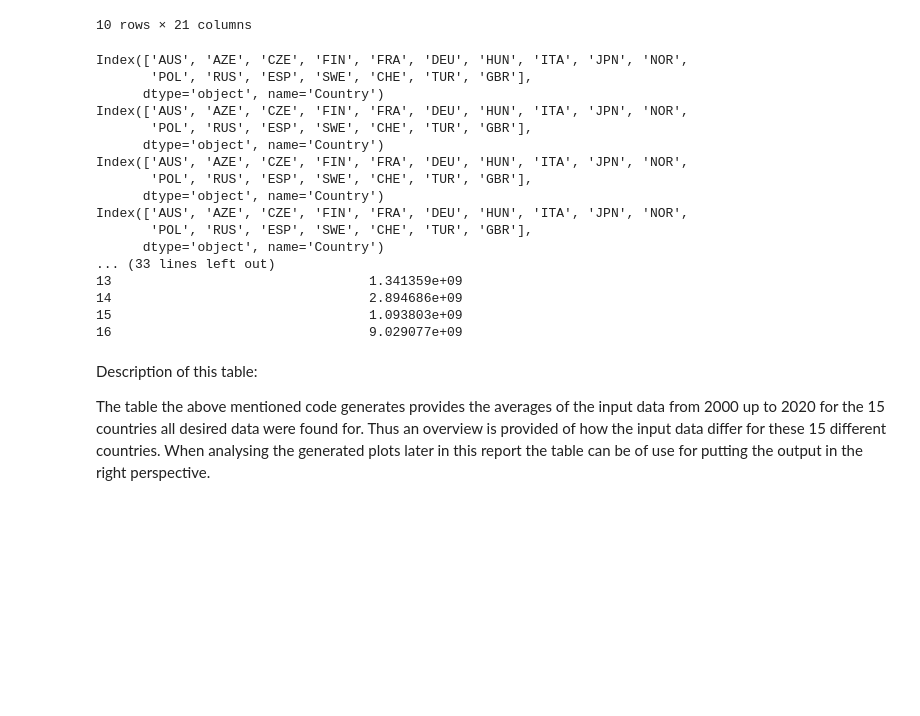
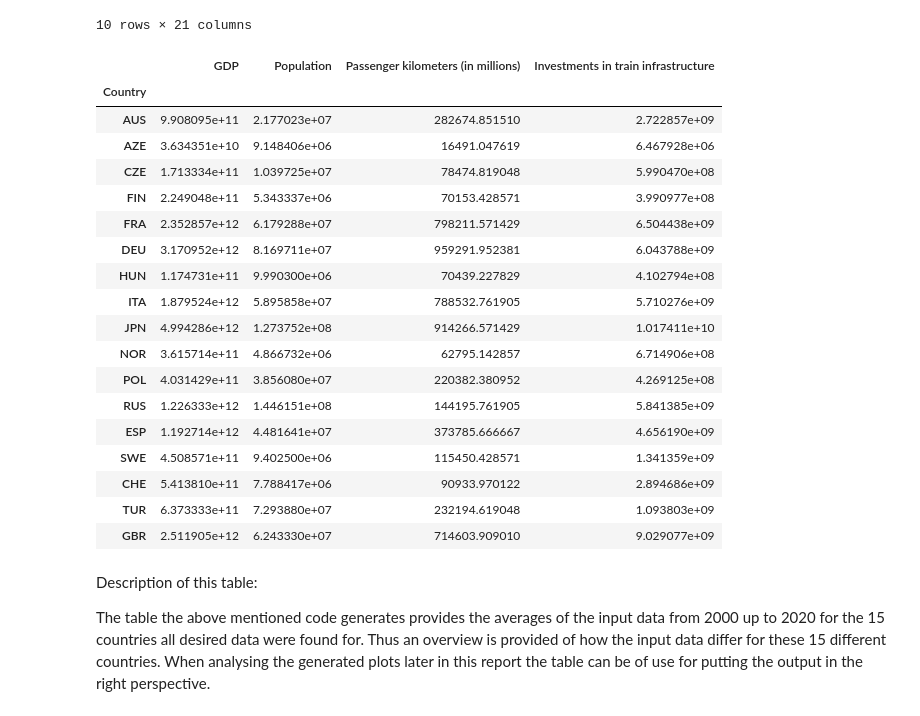
Before and after one commit to SmBuismn/Group_21_Python_project, a Jupyter notebook: project_template.ipynb, the cells around one changed output. Drawn from its saved outputs; the diff is of its cells as text; code cells hidden in the pictures; blank space fills up the shorter version.

```diff
--- a/project_template.ipynb
+++ b/project_template.ipynb
@@ -82,7 +81,6 @@ num_of_columns = gdp_data.shape[1]
 gdp_growth_data = pd.DataFrame(columns=gdp_data.columns)
 passenger_data = pd.DataFrame(columns=gdp_data.columns)
 infrastructure_train_data = pd.DataFrame(columns=gdp_data.columns)
-infrastructure_road_data = pd.DataFrame(columns=gdp_data.columns)
 population_data = pd.DataFrame(columns=gdp_data.columns)
 
 # Initialize dataframe
@@ -90,7 +88,6 @@ for i in range(num_of_countries):
     gdp_growth_data.loc[i] = ['..' for _ in range(num_of_columns)]
     passenger_data.loc[i] = ['..' for _ in range(num_of_columns)]
     infrastructure_train_data.loc[i] = ['..' for _ in range(num_of_columns)]
-    infrastructure_road_data.loc[i] = ['..' for _ in range(num_of_columns)]
     population_data.loc[i] = ['..' for _ in range(num_of_columns)]
 
 # Every row corresponds to data of a country
@@ -98,7 +95,6 @@ for i in range(num_of_countries):
     gdp_growth_data.loc[i, "Country"] = gdp_data.loc[i, "Country"]
     passenger_data.loc[i, "Country"] = gdp_data.loc[i, "Country"]
     infrastructure_train_data.loc[i, "Country"] = gdp_data.loc[i, "Country"]
-    infrastructure_road_data.loc[i, "Country"] = gdp_data.loc[i, "Country"]
     population_data.loc[i, "Country"] = gdp_data.loc[i, "Country"]
 
 # Fill dataframes with values if they exist
@@ -124,15 +120,6 @@ for country in gdp_data["Country"]:
                 infrastructure_train_data.loc[country_index,year] = prepare_infrastructure_train_data["Value"].iloc[prepare_infrastructure_train_data.loc[(prepare_infrastructure_train_data["LOCATION"] == country) &
                                         (prepare_infrastructure_train_data["TIME"] == int(year))].index[0]]
 
-        if ((prepare_infrastructure_road_data["LOCATION"] == country) &
-                                      (prepare_infrastructure_road_data["TIME"] == int(year))).any():
-            if np.isnan(prepare_infrastructure_road_data["Value"].iloc[prepare_infrastructure_road_data.loc[(prepare_infrastructure_road_data["LOCATION"] == country) &
-                                      (prepare_infrastructure_road_data["TIME"] == int(year))].index[0]]):
-                continue
-            else:
-                infrastructure_road_data.loc[country_index,year] = prepare_infrastructure_road_data["Value"].iloc[prepare_infrastructure_road_data.loc[(prepare_infrastructure_road_data["LOCATION"] == country) &
-                                        (prepare_infrastructure_road_data["TIME"] == int(year))].index[0]]
-
         if ((prepare_population_data["Code"] == country) &
                                       (prepare_population_data["Year"] == int(year))).any():
             if np.isnan(prepare_population_data["Population"].iloc[prepare_population_data.loc[(prepare_population_data["Code"] == country) &
@@ -224,20 +211,16 @@ for year in gdp_data.columns[1:]:
     if int(year) < start_timeframe or int(year) > end_timeframe:
         gdp_data = gdp_data.drop(year, axis=1)
         gdp_growth_data = gdp_growth_data.drop(year, axis=1)
-        gdp_per_capita_data = gdp_per_capita_data.drop(year, axis=1)
         passenger_data = passenger_data.drop(year, axis=1)
         population_data = population_data.drop(year, axis=1)
         infrastructure_train_data = infrastructure_train_data.drop(year, axis=1)
-        infrastructure_road_data = infrastructure_road_data.drop(year, axis=1)
 
 # Drop all countries from dataframe that are not in feasible countries
 gdp_data = gdp_data[gdp_data['Country'].isin(feasible_countries)]
 gdp_growth_data = gdp_growth_data[gdp_growth_data['Country'].isin(feasible_countries)]
-gdp_per_capita_data = gdp_per_capita_data[gdp_per_capita_data['Country'].isin(feasible_countries)]
 passenger_data = passenger_data[passenger_data['Country'].isin(feasible_countries)]
 population_data = population_data[population_data['Country'].isin(feasible_countries)]
 infrastructure_train_data = infrastructure_train_data[infrastructure_train_data['Country'].isin(feasible_countries)]
-infrastructure_road_data = infrastructure_road_data[infrastructure_road_data['Country'].isin(feasible_countries)]
 # %% [markdown]
 The table below shows passenger data for the first 10 countries considered in our analysis, all of which have complete datasets available. Noticeably, there are substantial different among these countries, likely attributable to significant variations in GDP and population. To facilitate a more accurate comparison across different nations, we intend to utilize relative data in our analysis.
 # %%
@@ -279,61 +257,58 @@ passenger_data.head(10)
 # %%
 #check if the data is imported correctly
 infrastructure_train_data.head()
 population_data.head()
 passenger_data.head()
 gdp_data.head()
 
 #Calculate average over the 20 years in a new column, and then drop all original data
 #except for the generated column containing the average.
 #Also give a fitting name to this new column. This is repeated for all relevant input data.
 
 new_infrastructure_train_data = infrastructure_train_data.loc[:, str(start_timeframe):str(end_timeframe)].mean(axis=1)
 new_infrastructure_train_data = new_infrastructure_train_data.drop(columns=range(start_timeframe, end_timeframe+1))
-infrastructure_train_mean = pd.DataFrame({'Average investments in train infrastructure': new_infrastructure_train_data})
+infrastructure_train_mean = pd.DataFrame({'Investments in train infrastructure': new_infrastructure_train_data})
 
 new_population_data = population_data.loc[:, str(start_timeframe):str(end_timeframe)].mean(axis=1)
 new_population_data = new_population_data.drop(columns=range(start_timeframe, end_timeframe+1))
-population_mean = pd.DataFrame({'Average population': new_population_data})
+population_mean = pd.DataFrame({'Population': new_population_data})
 
 new_passenger_data = passenger_data.loc[:, str(start_timeframe):str(end_timeframe)].mean(axis=1)
 new_passenger_data = new_passenger_data.drop(columns=range(start_timeframe, end_timeframe+1))
-passenger_mean = pd.DataFrame({'Average passengers': new_passenger_data})
+passenger_mean = pd.DataFrame({'Passenger kilometers (in millions)': new_passenger_data})
 
 new_gdp_data = gdp_data.loc[:, str(start_timeframe):str(end_timeframe)].mean(axis=1)
 new_gdp_data = new_gdp_data.drop(columns=range(start_timeframe, end_timeframe+1))
-gdp_mean = pd.DataFrame({'Average GDP': new_gdp_data})
-
-#Check if all the dataframes have the same index because
-#this is mandatory to be able to perform a concatenation
-print(gdp_mean.index)
-print(passenger_mean.index)
-print(population_mean.index)
-print(infrastructure_train_mean.index)
+gdp_mean = pd.DataFrame({'GDP': new_gdp_data})
 
 #Merge all the dataframes for all the means by first adding them to a list and then concatenating them
 dataframes_to_be_merged = [gdp_mean, population_mean, passenger_mean, infrastructure_train_mean]
 descriptive_table = pd.concat(dataframes_to_be_merged, axis=1)
 descriptive_table = descriptive_table.reset_index()
 descriptive_table = descriptive_table.rename(columns={'index': 'Country'})
-print(descriptive_table)
+
+descriptive_table.set_index('Country', inplace = True)
+display(descriptive_table)
 # %% [output]
-Index(['AUS', 'AZE', 'CZE', 'FIN', 'FRA', 'DEU', 'HUN', 'ITA', 'JPN', 'NOR',
-       'POL', 'RUS', 'ESP', 'SWE', 'CHE', 'TUR', 'GBR'],
-      dtype='object', name='Country')
-Index(['AUS', 'AZE', 'CZE', 'FIN', 'FRA', 'DEU', 'HUN', 'ITA', 'JPN', 'NOR',
-       'POL', 'RUS', 'ESP', 'SWE', 'CHE', 'TUR', 'GBR'],
-      dtype='object', name='Country')
-Index(['AUS', 'AZE', 'CZE', 'FIN', 'FRA', 'DEU', 'HUN', 'ITA', 'JPN', 'NOR',
-       'POL', 'RUS', 'ESP', 'SWE', 'CHE', 'TUR', 'GBR'],
-      dtype='object', name='Country')
-Index(['AUS', 'AZE', 'CZE', 'FIN', 'FRA', 'DEU', 'HUN', 'ITA', 'JPN', 'NOR',
-       'POL', 'RUS', 'ESP', 'SWE', 'CHE', 'TUR', 'GBR'],
-      dtype='object', name='Country')
-... (33 lines left out)
-13                                 1.341359e+09
-14                                 2.894686e+09
-15                                 1.093803e+09
-16                                 9.029077e+09
+|  | GDP | Population | Passenger kilometers (in millions) | Investments in train infrastructure |
+| Country |  |  |  |  |
+| AUS | 9.908095e+11 | 2.177023e+07 | 282674.851510 | 2.722857e+09 |
+| AZE | 3.634351e+10 | 9.148406e+06 | 16491.047619 | 6.467928e+06 |
+| CZE | 1.713334e+11 | 1.039725e+07 | 78474.819048 | 5.990470e+08 |
+| FIN | 2.249048e+11 | 5.343337e+06 | 70153.428571 | 3.990977e+08 |
+| FRA | 2.352857e+12 | 6.179288e+07 | 798211.571429 | 6.504438e+09 |
+| DEU | 3.170952e+12 | 8.169711e+07 | 959291.952381 | 6.043788e+09 |
+| HUN | 1.174731e+11 | 9.990300e+06 | 70439.227829 | 4.102794e+08 |
+| ITA | 1.879524e+12 | 5.895858e+07 | 788532.761905 | 5.710276e+09 |
+| JPN | 4.994286e+12 | 1.273752e+08 | 914266.571429 | 1.017411e+10 |
+| NOR | 3.615714e+11 | 4.866732e+06 | 62795.142857 | 6.714906e+08 |
+| POL | 4.031429e+11 | 3.856080e+07 | 220382.380952 | 4.269125e+08 |
+| RUS | 1.226333e+12 | 1.446151e+08 | 144195.761905 | 5.841385e+09 |
+| ESP | 1.192714e+12 | 4.481641e+07 | 373785.666667 | 4.656190e+09 |
+| SWE | 4.508571e+11 | 9.402500e+06 | 115450.428571 | 1.341359e+09 |
+| CHE | 5.413810e+11 | 7.788417e+06 | 90933.970122 | 2.894686e+09 |
+| TUR | 6.373333e+11 | 7.293880e+07 | 232194.619048 | 1.093803e+09 |
+| GBR | 2.511905e+12 | 6.243330e+07 | 714603.909010 | 9.029077e+09 |
 # %% [markdown]
 Description of this table:
 
```
Also changed, not shown: parts of 16 cells of this notebook.
